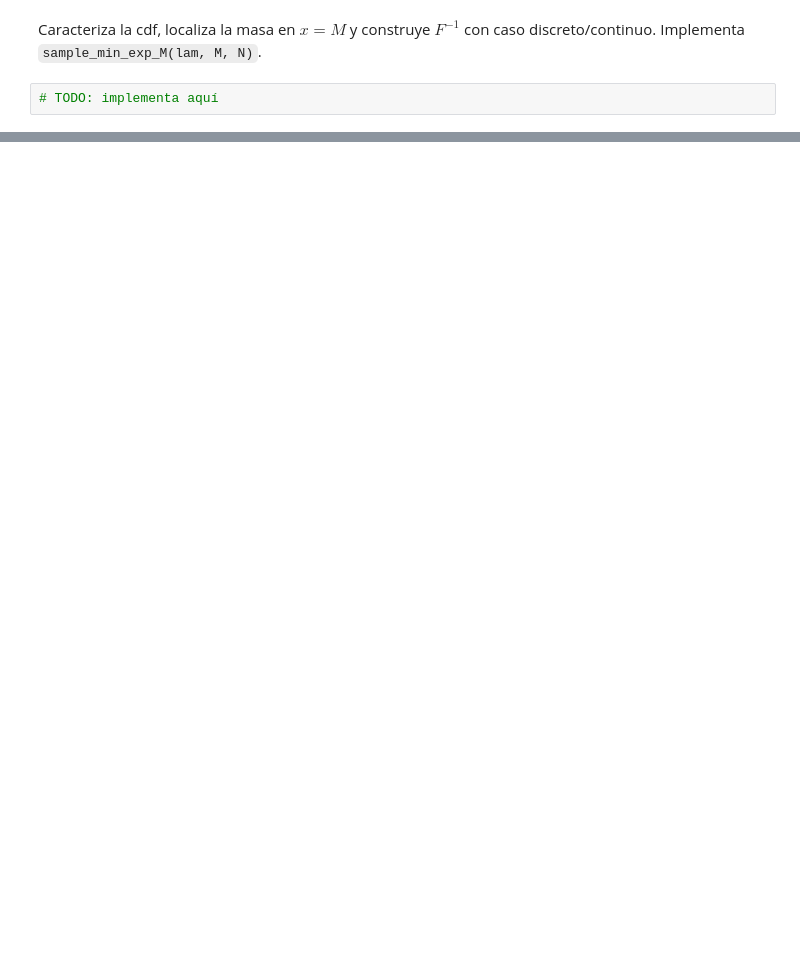
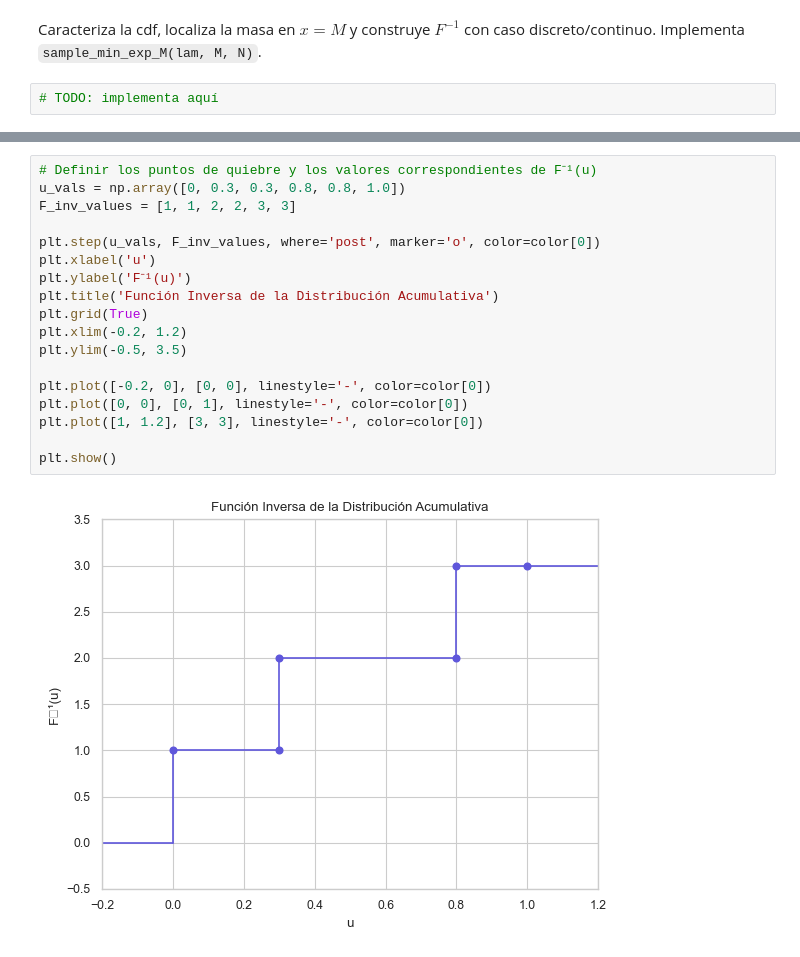
Before and after one commit to heritaco/Simulacion-Estocastica, a Jupyter notebook: 01 Generacion de Variables Aleatorias/02 Metodo de la Transformada Inversa/actividad/notebook.ipynb, the cells around one changed output, grey strips where cells are left out. Drawn from its saved outputs; the diff is of its cells as text; blank space fills up the shorter version.

```diff
--- a/01 Generacion de Variables Aleatorias/02 Metodo de la Transformada Inversa/actividad/notebook.ipynb
+++ b/01 Generacion de Variables Aleatorias/02 Metodo de la Transformada Inversa/actividad/notebook.ipynb
@@ -94,0 +538,20 @@ Define una pmf concreta, calcula $E[X]$, $\mathrm{Var}(X)$ y genera $n$ observac
+# %%
+# Definir los puntos de quiebre y los valores correspondientes de F⁻¹(u)
+u_vals = np.array([0, 0.3, 0.3, 0.8, 0.8, 1.0])
+F_inv_values = [1, 1, 2, 2, 3, 3]
+
+plt.step(u_vals, F_inv_values, where='post', marker='o', color=color[0])
+plt.xlabel('u')
+plt.ylabel('F⁻¹(u)')
+plt.title('Función Inversa de la Distribución Acumulativa')
+plt.grid(True)
+plt.xlim(-0.2, 1.2)
+plt.ylim(-0.5, 3.5)
+
+plt.plot([-0.2, 0], [0, 0], linestyle='-', color=color[0])
+plt.plot([0, 0], [0, 1], linestyle='-', color=color[0])
+plt.plot([1, 1.2], [3, 3], linestyle='-', color=color[0])
+
+plt.show()
+# %% [output]
+[figure, added]
```
Also changed, not shown: parts of 50 cells of this notebook.
